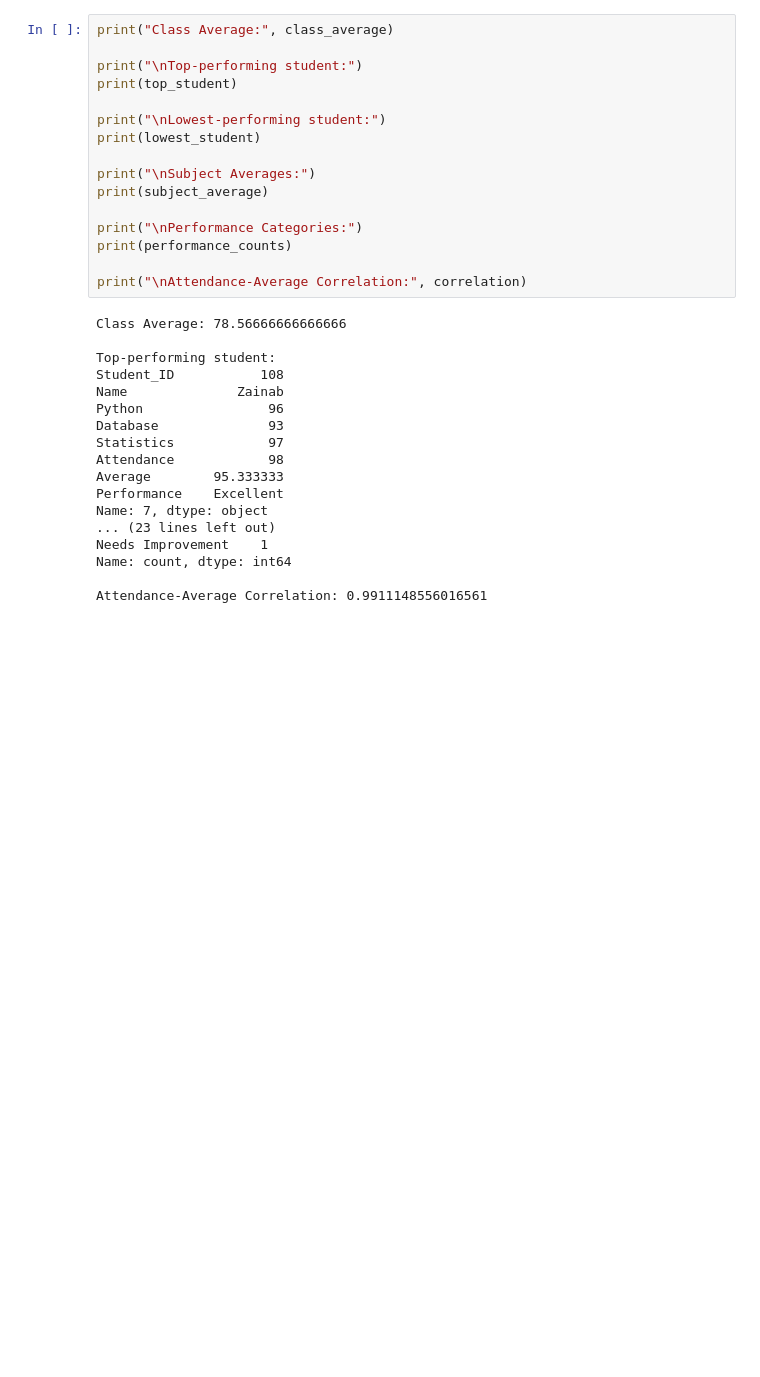
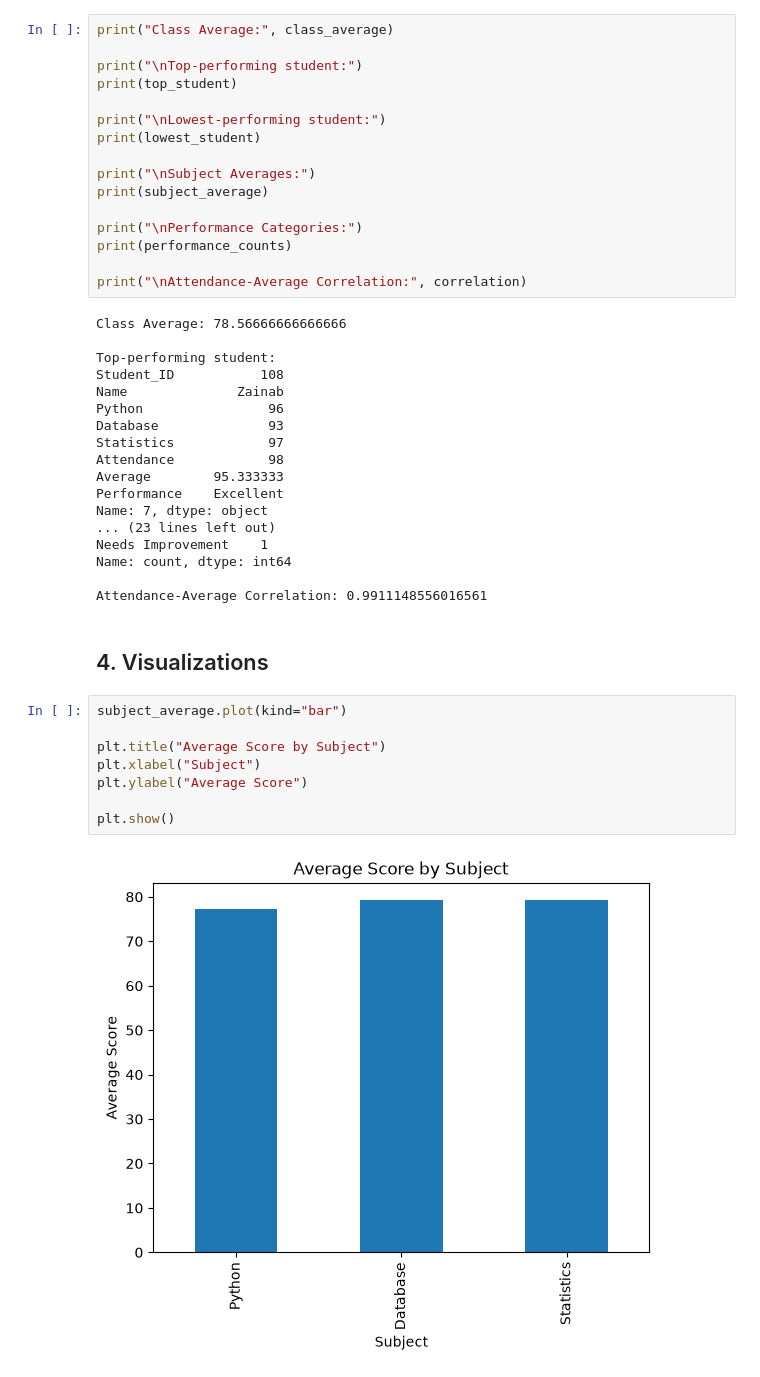
Before and after one commit to KhadijaJafir/Student-Performance-Analyzer, a Jupyter notebook: Student_Performance_Analyzer.ipynb, the cells around one changed output. Drawn from its saved outputs; the diff is of its cells as text; blank space fills up the shorter version.

Commit message:
Add performance visualizations

```diff
--- a/Student_Performance_Analyzer.ipynb
+++ b/Student_Performance_Analyzer.ipynb
@@ -222,3 +223,15 @@ Needs Improvement    1
 Name: count, dtype: int64
 
 Attendance-Average Correlation: 0.9911148556016561
+# %% [markdown]
+## 4. Visualizations
+# %%
+subject_average.plot(kind="bar")
+
+plt.title("Average Score by Subject")
+plt.xlabel("Subject")
+plt.ylabel("Average Score")
+
+plt.show()
+# %% [output]
+[figure, added]
```
Also changed, not shown: parts of 1 cell of this notebook.
